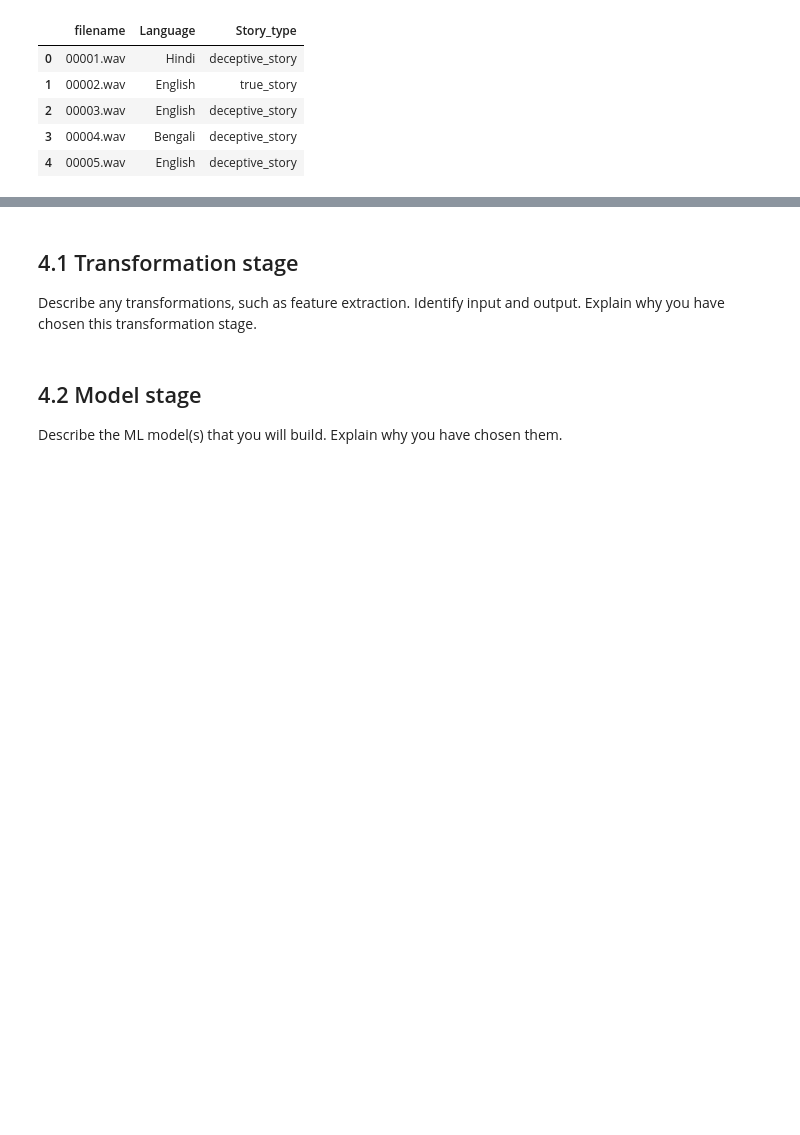
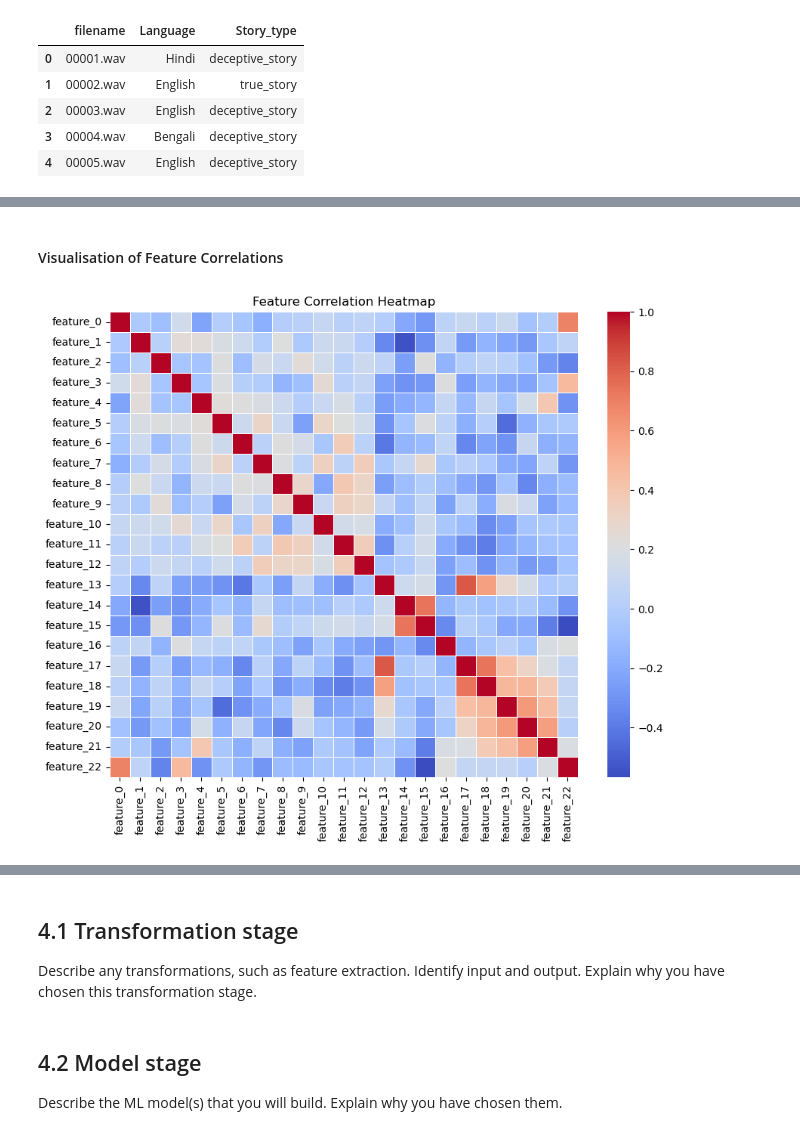
Before and after one commit to alenabd24/Lie-Detection-Using-Speech-Processing, a Jupyter notebook: ECS7020P_miniproject_2425.ipynb, the cells around one changed output, grey strips where cells are left out. Cells and saved outputs as stored; diff of their text form; code cells hidden in the pictures; blank space fills up the shorter version.

```diff
--- a/ECS7020P_miniproject_2425.ipynb
+++ b/ECS7020P_miniproject_2425.ipynb
@@ -300,0 +418,6 @@ df.head()
+# %%
+# Add waveform data to the DataFrame
+df['waveform'] = df['filename'].apply(lambda x: audio_files_data[x] if x in audio_files_data else None)
+
+# To ensure all recordings are still under same sampling rate, a column for sr is also added.
+df['sampling_rate'] = sr  # Replace `sr` with the actual sampling rate if variable
@@ -300,0 +588,3 @@ df.head()
+# %%
+X = np.array(df['combined_features'].tolist())  # Convert list of arrays to 2D NumPy array
+y = df['Story_type'].map({'true_story': 0, 'deceptive_story': 1}).values  # Encode labels
@@ -300,0 +681,17 @@ df.head()
+# %%
+from sklearn.preprocessing import StandardScaler
+from sklearn.model_selection import train_test_split
+
+# Step 1: Split the data
+X_train, X_test, y_train, y_test = train_test_split(X, y, test_size=0.2, stratify=y, random_state=42)
+
+# Step 2: Initialize the scaler
+scaler = StandardScaler()
+
+# Step 3: Fit the scaler on the training data
+X_train_scaled = scaler.fit_transform(X_train)
+
+# Step 4: Transform the test data using the same scaler
+X_test_scaled = scaler.transform(X_test)
+
+# Now, both X_train_scaled and X_test_scaled are standardized
@@ -300,0 +782,18 @@ df.head()
+# %% [markdown]
+#### Visualisation of Feature Correlations
+# %%
+import seaborn as sns
+
+# Convert X_train_scaled into a DataFrame for better readability
+feature_df = pd.DataFrame(X_train_scaled, columns=[f'feature_{i}' for i in range(X_train_scaled.shape[1])])
+
+# Compute correlation matrix
+corr_matrix = feature_df.corr()
+
+# Plot heatmap
+plt.figure(figsize=(10, 8))
+sns.heatmap(corr_matrix, annot=False, cmap='coolwarm', linewidths=0.5)
+plt.title("Feature Correlation Heatmap")
+plt.show()
+# %% [output]
+[figure, added]
```
Also changed, not shown: parts of 59 cells of this notebook.
